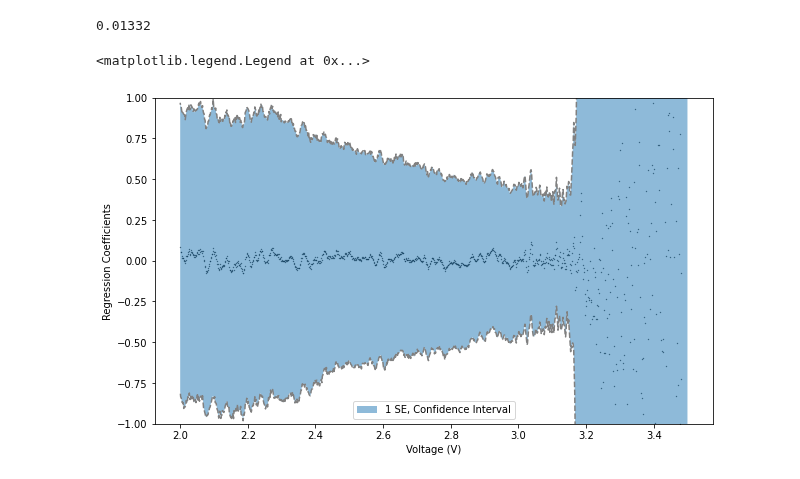
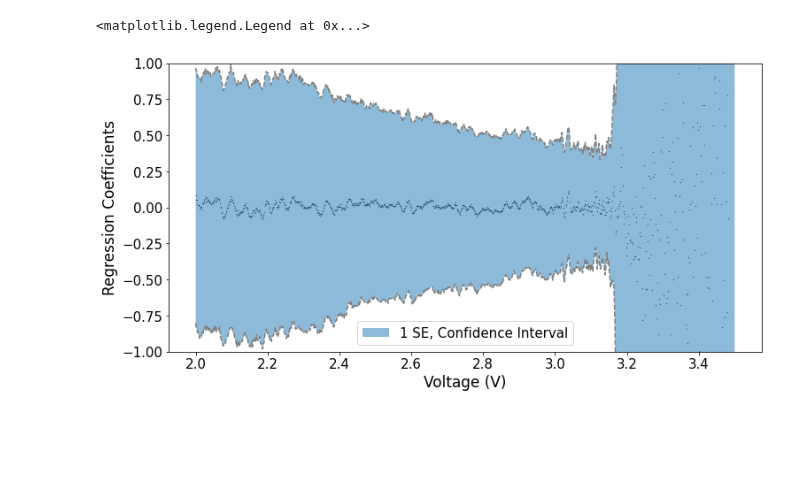
Before and after one commit to JoachimSchaeffer/HDRegAnalytics, a Jupyter notebook: bayesian_penalized_regression.ipynb, the cells around one changed output. Drawn from its saved outputs; the diff is of its cells as text; code cells hidden in the pictures; blank space fills up the shorter version.

```diff
--- a/bayesian_penalized_regression.ipynb
+++ b/bayesian_penalized_regression.ipynb
@@ -1,13 +1,21 @@
 # %%
+import sys
+import os
+
+abspath = r"./src/"
+sys.path.append(os.path.abspath(abspath ))
+
 import numpy as np
 import pandas as pd
 import matplotlib.pyplot as plt
-
 from plotting_utils import plot_X
+from hd_data import HD_Data
 
 # auto reload modules when they change
 %load_ext autoreload
 %autoreload 2
+
+plt.style.use('./styles/plots.mplstyle')
 # %%
 # Some variables to define notebook bahavior
 data_path = 'data/'
@@ -86,33 +54,29 @@ Length: 1002, dtype: float64
-# %%
-0.001356 + 2*0.005982
-# %% [output]
-0.01332
 # %%
 # Make a plot of the data in the first figure and the regeression coefficents in the
 # figure below including the 95% credible intervals.
 
-fig, ax = plt.subplots(figsize=(10, 6))
+fig, ax = plt.subplots(figsize=(12, 6))
 x_lfp = np.linspace(3.5, 2.0, 1000)
 
 beta_mu = df["mu.coef"].iloc[1:1001]
 beta_lower_cf95 = df["CI.coef.1"].iloc[1:1001]
 beta_upper_cf95 = df["CI.coef.2"].iloc[1:1001]
 
 beta_lower_1se = beta_mu - df["se.coef"].iloc[1:1001]
 beta_upper_1se = beta_mu + df["se.coef"].iloc[1:1001]
 
 
 ax.scatter(x_lfp, beta_mu, color='black', s=10e-2)
 ax.plot(x_lfp, beta_lower_1se, color='grey', linestyle='--')
 ax.plot(x_lfp, beta_upper_1se, color='grey', linestyle='--')
 ax.fill_between(x_lfp, beta_lower_1se, beta_upper_1se, alpha=0.5, label='1 SE, Confidence Interval')
 
 ax.set_xlabel('Voltage (V)')
 ax.set_ylabel('Regression Coefficients')
 ax.set_ylim(-1, 1)
 ax.legend()
 # visaulize y=0
 # ax.axhline(y=0, color='black', linestyle='--')
 # %% [output]
 <matplotlib.legend.Legend at 0x...>
-[figure, old version]
+[figure, new version]
```
Also changed, not shown: parts of 11 cells of this notebook, 4 other files.
